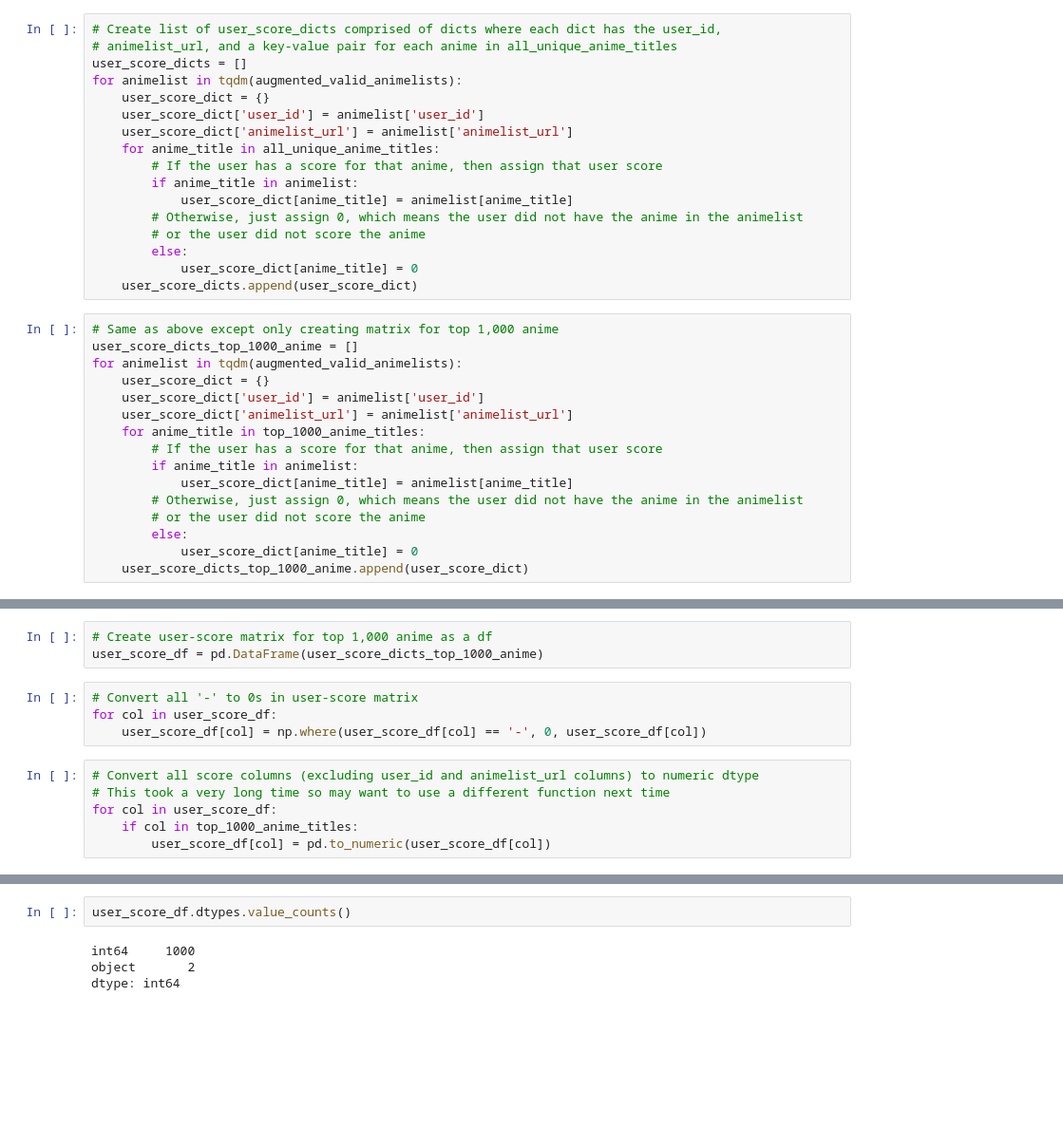
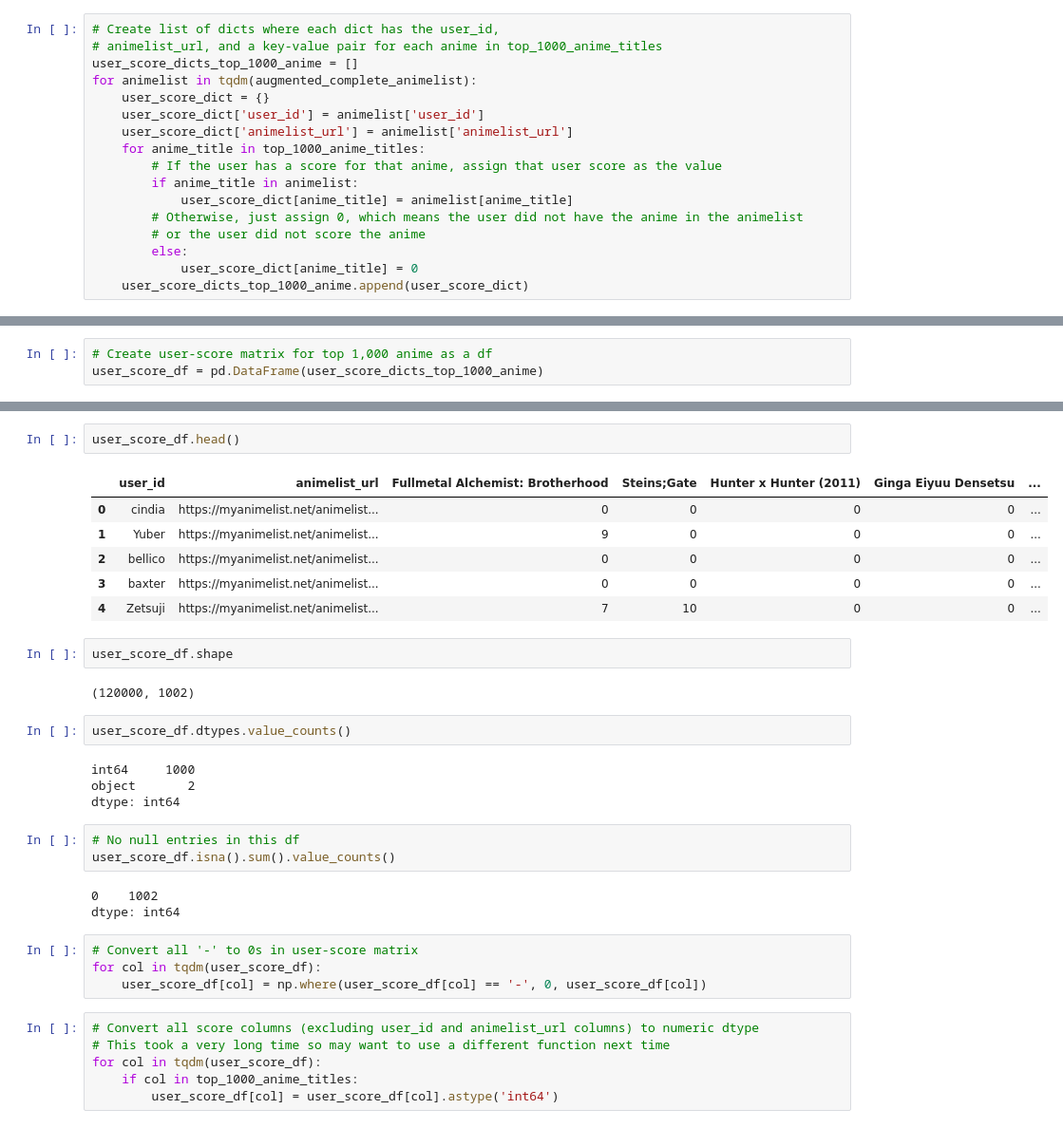
Before and after one commit to binh748/anime-recommender, a Jupyter notebook: notebooks/data_cleaning.ipynb, the cells around one changed output, grey strips where cells are left out. Shown: that part at 95% size. Saved outputs shown, nothing was run; the diff lists cells and outputs as text; blank space fills up the shorter version.

```diff
--- a/notebooks/data_cleaning.ipynb
+++ b/notebooks/data_cleaning.ipynb
@@ -136,36 +241,20 @@ for animelist in augmented_valid_animelists:
 # %%
-# Create list of user_score_dicts comprised of dicts where each dict has the user_id,
-# animelist_url, and a key-value pair for each anime in all_unique_anime_titles
-user_score_dicts = []
-for animelist in tqdm(augmented_valid_animelists):
+# Create list of dicts where each dict has the user_id,
+# animelist_url, and a key-value pair for each anime in top_1000_anime_titles
+user_score_dicts_top_1000_anime = []
+for animelist in tqdm(augmented_complete_animelist):
     user_score_dict = {}
     user_score_dict['user_id'] = animelist['user_id']
     user_score_dict['animelist_url'] = animelist['animelist_url']
-    for anime_title in all_unique_anime_titles:
-        # If the user has a score for that anime, then assign that user score
+    for anime_title in top_1000_anime_titles:
+        # If the user has a score for that anime, assign that user score as the value
         if anime_title in animelist:
             user_score_dict[anime_title] = animelist[anime_title]
         # Otherwise, just assign 0, which means the user did not have the anime in the animelist
         # or the user did not score the anime
         else:
             user_score_dict[anime_title] = 0
-    user_score_dicts.append(user_score_dict)
+    user_score_dicts_top_1000_anime.append(user_score_dict)
-# %%
-# Same as above except only creating matrix for top 1,000 anime
-user_score_dicts_top_1000_anime = []
-for animelist in tqdm(augmented_valid_animelists):
-    user_score_dict = {}
-    user_score_dict['user_id'] = animelist['user_id']
-    user_score_dict['animelist_url'] = animelist['animelist_url']
-    for anime_title in top_1000_anime_titles:
-        # If the user has a score for that anime, then assign that user score
-        if anime_title in animelist:
-            user_score_dict[anime_title] = animelist[anime_title]
-        # Otherwise, just assign 0, which means the user did not have the anime in the animelist
-        # or the user did not score the anime
-        else:
-            user_score_dict[anime_title] = 0
-    user_score_dicts_top_1000_anime.append(user_score_dict)
 # %%
 'Hunter x Hunter (2011)' in user_score_dicts_top_1000_anime[1]
 # %% [output]
@@ -173,13 +266,3 @@ True
 # %%
 # Create user-score matrix for top 1,000 anime as a df
 user_score_df = pd.DataFrame(user_score_dicts_top_1000_anime)
-# %%
-# Convert all '-' to 0s in user-score matrix
-for col in user_score_df:
-    user_score_df[col] = np.where(user_score_df[col] == '-', 0, user_score_df[col])
-# %%
-# Convert all score columns (excluding user_id and animelist_url columns) to numeric dtype
-# This took a very long time so may want to use a different function next time
-for col in user_score_df:
-    if col in top_1000_anime_titles:
-        user_score_df[col] = pd.to_numeric(user_score_df[col])
@@ -192,6 +269,35 @@ for col in user_score_df:
+# %%
+user_score_df.head()
+# %% [output]
+|  | user_id | animelist_url | Fullmetal Alchemist: Brotherhood | Steins;Gate | Hunter x Hunter (2011) | Ginga Eiyuu Densetsu | ... |
+| 0 | cindia | https://myanimelist.net/animelist... | 0 | 0 | 0 | 0 | ... |
+| 1 | Yuber | https://myanimelist.net/animelist... | 9 | 0 | 0 | 0 | ... |
+| 2 | bellico | https://myanimelist.net/animelist... | 0 | 0 | 0 | 0 | ... |
+| 3 | baxter | https://myanimelist.net/animelist... | 0 | 0 | 0 | 0 | ... |
+| 4 | Zetsuji | https://myanimelist.net/animelist... | 7 | 10 | 0 | 0 | ... |
+# %%
+user_score_df.shape
+# %% [output]
+(120000, 1002)
 # %%
 user_score_df.dtypes.value_counts()
 # %% [output]
 int64     1000
 object       2
 dtype: int64
+# %%
+# No null entries in this df
+user_score_df.isna().sum().value_counts()
+# %% [output]
+0    1002
+dtype: int64
+# %%
+# Convert all '-' to 0s in user-score matrix
+for col in tqdm(user_score_df):
+    user_score_df[col] = np.where(user_score_df[col] == '-', 0, user_score_df[col])
+# %%
+# Convert all score columns (excluding user_id and animelist_url columns) to numeric dtype
+# This took a very long time so may want to use a different function next time
+for col in tqdm(user_score_df):
+    if col in top_1000_anime_titles:
+        user_score_df[col] = user_score_df[col].astype('int64')
```
Also changed, not shown: parts of 23 cells of this notebook, 1 other file.
